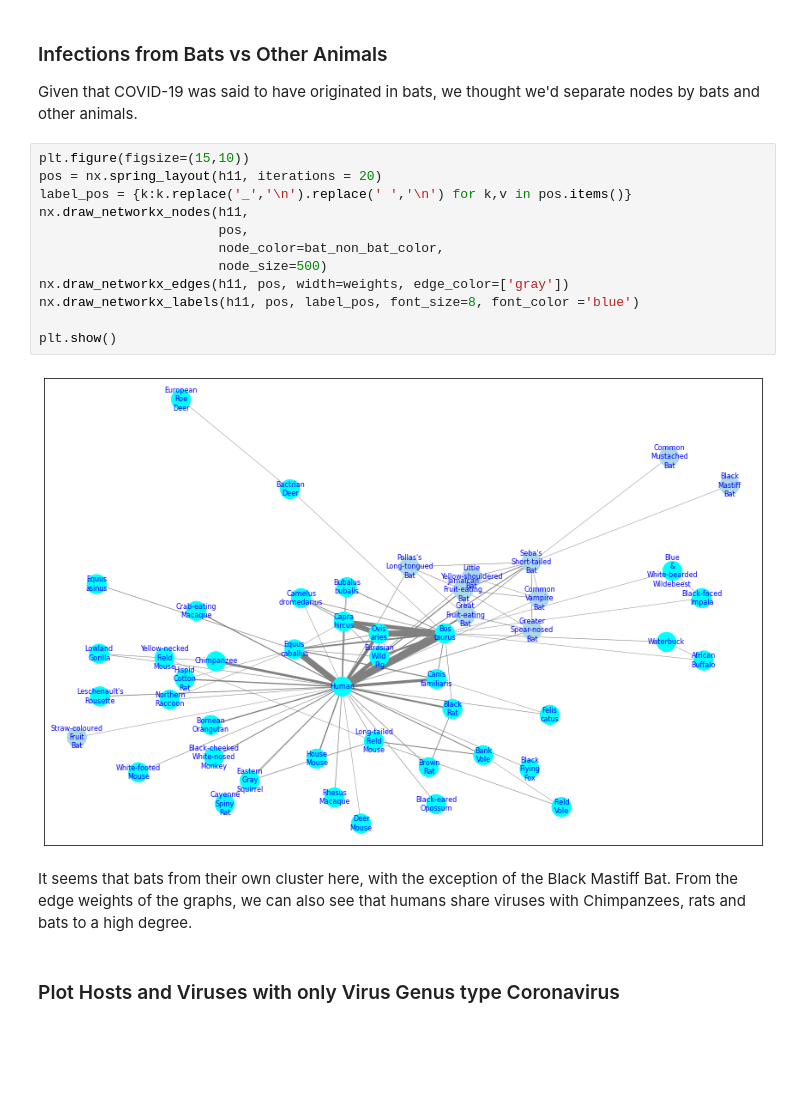
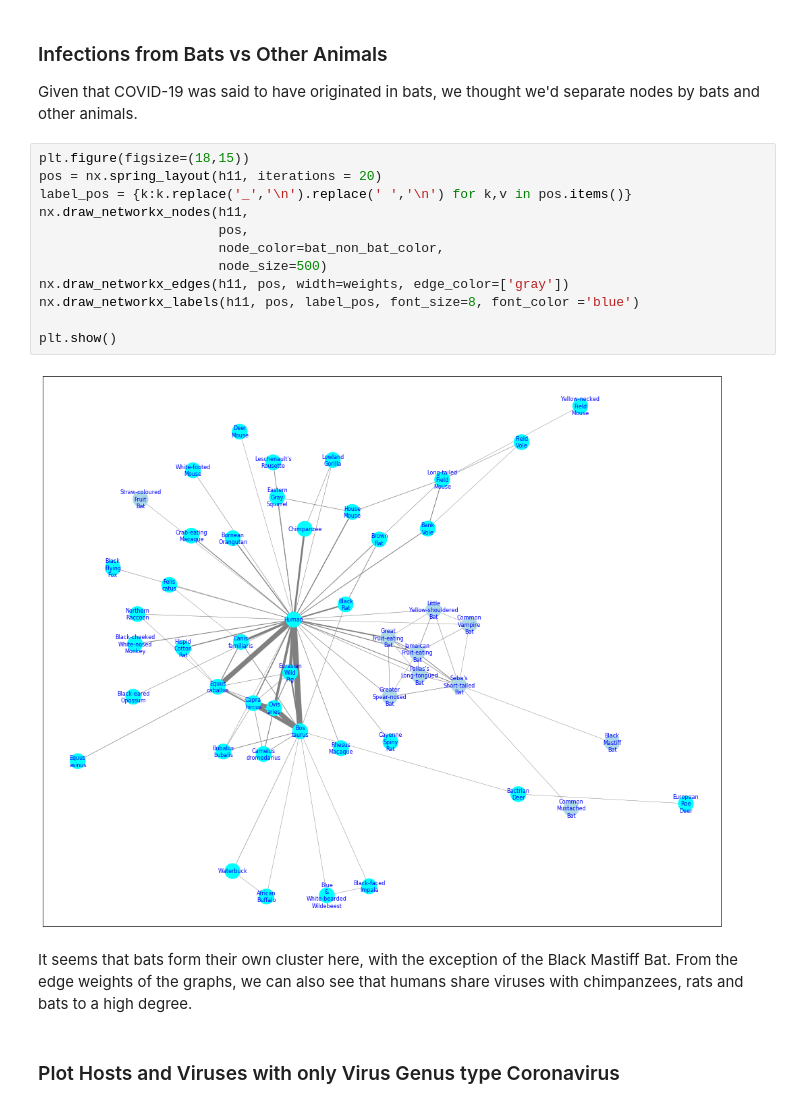
Before and after one commit to jitsen-design/Data_620_Group, a Jupyter notebook: Project_2/Project_2_final_temp.ipynb, the cells around one changed output. Drawn from its saved outputs; the diff is of its cells as text; blank space fills up the shorter version.

```diff
--- a/Project_2/Project_2_final_temp.ipynb
+++ b/Project_2/Project_2_final_temp.ipynb
@@ -444,21 +444,21 @@ We can see that shared shared virus connections with the wild pig, dog, horse, c
 
 Given that COVID-19 was said to have originated in bats, we thought we'd separate nodes by bats and other animals.
 # %%
-plt.figure(figsize=(15,10))
+plt.figure(figsize=(18,15))
 pos = nx.spring_layout(h11, iterations = 20)
 label_pos = {k:k.replace('_','\n').replace(' ','\n') for k,v in pos.items()}
 nx.draw_networkx_nodes(h11,
                        pos,
                        node_color=bat_non_bat_color,
                        node_size=500)
 nx.draw_networkx_edges(h11, pos, width=weights, edge_color=['gray'])
 nx.draw_networkx_labels(h11, pos, label_pos, font_size=8, font_color ='blue')
 
 plt.show()
 # %% [output]
-[figure, old version]
+[figure, new version]
 # %% [markdown]
-It seems that bats from their own cluster here, with the exception of the Black Mastiff Bat. From the edge weights of the graphs, we can also see that humans share viruses with Chimpanzees, rats and bats to a high degree.
+It seems that bats form their own cluster here, with the exception of the Black Mastiff Bat. From the edge weights of the graphs, we can also see that humans share viruses with chimpanzees, rats and bats to a high degree.
 # %% [markdown]
 ### Plot Hosts and Viruses with only Virus Genus type Coronavirus
 # %%
```
Also changed, not shown: parts of 8 cells of this notebook.
